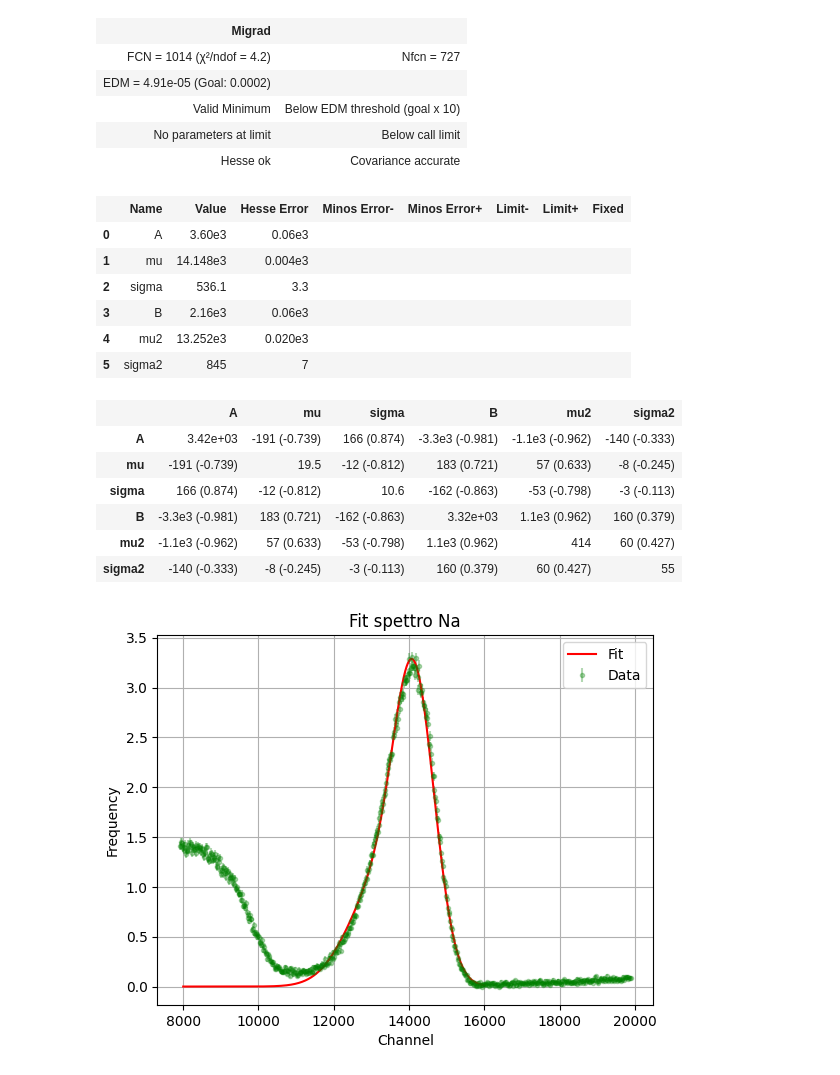
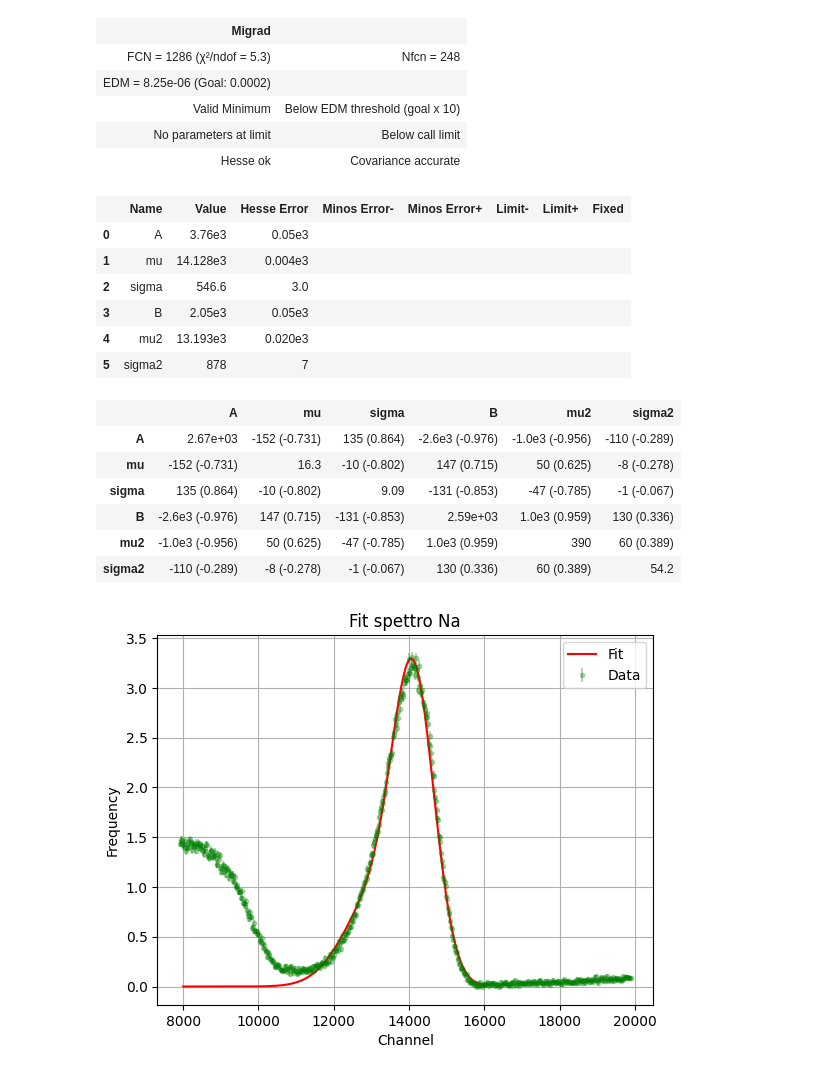
Before and after one commit to civigio/SiPM-opendata, a Jupyter notebook: 2.Cristalli/Fotoelettrico/CSI.ipynb, the cells around one changed output. Drawn from its saved outputs; the diff is of its cells as text; code cells hidden in the pictures.

```diff
--- a/2.Cristalli/Fotoelettrico/CSI.ipynb
+++ b/2.Cristalli/Fotoelettrico/CSI.ipynb
@@ -80,6 +79,6 @@ counts_0 = np.array(segnale_0cm['CSI'])
 
 # calculating frequency and removing background noise via SNIP
 frequency_0 = frequency_converter(counts_0, time_signal=1213)
-background_0, err_background_0 = multi_SNIP_algorithm(frequency_0[0], channel_0, iterations=65, delta_n=10)
+background_0 = SNIP_algorithm(frequency_0[0], iterations=66)
 
-frequency_0 = (frequency_0[0] - background_0, np.sqrt(frequency_0[1]**2+err_background_0**2))
+frequency_0 = (frequency_0[0] - background_0, np.sqrt(frequency_0[1]**2))
@@ -88,42 +85,42 @@ frequency_0 = (frequency_0[0] - background_0, np.sqrt(frequency_0[1]**2+err_back
 # %%
 #Fit e plot
 ls = LeastSquares(channel_0, frequency_0[0], frequency_0[1], func)
-m = Minuit(ls, A=5, mu=14300, sigma=400, B=2, mu2=12500, sigma2=100)
+m = Minuit(ls, A=3600, mu=14200, sigma=536, B=2160, mu2=13250, sigma2=845)
 ls.mask = (channel_0 > 11000) & (channel_0 < 16000)
 m.migrad()
 m.hesse()
 display(m)
 
 xaxis = np.linspace(8000, 16000, 3000)
 yaxis = func(xaxis, *m.values)
 plt.errorbar(channel_0[400:1000], frequency_0[0][400:1000], frequency_0[1][400:1000], fmt='.', color='green', label='Data', alpha=0.3)
 plt.plot(xaxis, yaxis, color='red', label='Fit')
 plt.xlabel('Channel')
 plt.ylabel('Frequency')
 plt.legend()
 plt.title('Fit spettro Na')
 plt.grid()
 # %% [output]
 | Migrad |  |
-| FCN = 1014 (χ²/ndof = 4.2) | Nfcn = 727 |
-| EDM = 4.91e-05 (Goal: 0.0002) |  |
+| FCN = 1286 (χ²/ndof = 5.3) | Nfcn = 248 |
+| EDM = 8.25e-06 (Goal: 0.0002) |  |
 | Valid Minimum | Below EDM threshold (goal x 10) |
 | No parameters at limit | Below call limit |
 | Hesse ok | Covariance accurate |
 |  | Name | Value | Hesse Error | Minos Error- | Minos Error+ | Limit- | Limit+ | Fixed |
-| 0 | A | 3.60e3 | 0.06e3 |  |  |  |  |  |
-| 1 | mu | 14.148e3 | 0.004e3 |  |  |  |  |  |
-| 2 | sigma | 536.1 | 3.3 |  |  |  |  |  |
-| 3 | B | 2.16e3 | 0.06e3 |  |  |  |  |  |
-| 4 | mu2 | 13.252e3 | 0.020e3 |  |  |  |  |  |
-| 5 | sigma2 | 845 | 7 |  |  |  |  |  |
+| 0 | A | 3.76e3 | 0.05e3 |  |  |  |  |  |
+| 1 | mu | 14.128e3 | 0.004e3 |  |  |  |  |  |
+| 2 | sigma | 546.6 | 3.0 |  |  |  |  |  |
+| 3 | B | 2.05e3 | 0.05e3 |  |  |  |  |  |
+| 4 | mu2 | 13.193e3 | 0.020e3 |  |  |  |  |  |
+| 5 | sigma2 | 878 | 7 |  |  |  |  |  |
 |  | A | mu | sigma | B | mu2 | sigma2 |
-| A | 3.42e+03 | -191 (-0.739) | 166 (0.874) | -3.3e3 (-0.981) | -1.1e3 (-0.962) | -140 (-0.333) |
-| mu | -191 (-0.739) | 19.5 | -12 (-0.812) | 183 (0.721) | 57 (0.633) | -8 (-0.245) |
-| sigma | 166 (0.874) | -12 (-0.812) | 10.6 | -162 (-0.863) | -53 (-0.798) | -3 (-0.113) |
-| B | -3.3e3 (-0.981) | 183 (0.721) | -162 (-0.863) | 3.32e+03 | 1.1e3 (0.962) | 160 (0.379) |
-| mu2 | -1.1e3 (-0.962) | 57 (0.633) | -53 (-0.798) | 1.1e3 (0.962) | 414 | 60 (0.427) |
-| sigma2 | -140 (-0.333) | -8 (-0.245) | -3 (-0.113) | 160 (0.379) | 60 (0.427) | 55 |
+| A | 2.67e+03 | -152 (-0.731) | 135 (0.864) | -2.6e3 (-0.976) | -1.0e3 (-0.956) | -110 (-0.289) |
+| mu | -152 (-0.731) | 16.3 | -10 (-0.802) | 147 (0.715) | 50 (0.625) | -8 (-0.278) |
+| sigma | 135 (0.864) | -10 (-0.802) | 9.09 | -131 (-0.853) | -47 (-0.785) | -1 (-0.067) |
+| B | -2.6e3 (-0.976) | 147 (0.715) | -131 (-0.853) | 2.59e+03 | 1.0e3 (0.959) | 130 (0.336) |
+| mu2 | -1.0e3 (-0.956) | 50 (0.625) | -47 (-0.785) | 1.0e3 (0.959) | 390 | 60 (0.389) |
+| sigma2 | -110 (-0.289) | -8 (-0.278) | -1 (-0.067) | 130 (0.336) | 60 (0.389) | 54.2 |
 [figure]
 # %%
 #Calcolo con metodo trapezi
```
Also changed, not shown: parts of 4 cells of this notebook, 5 other files.
